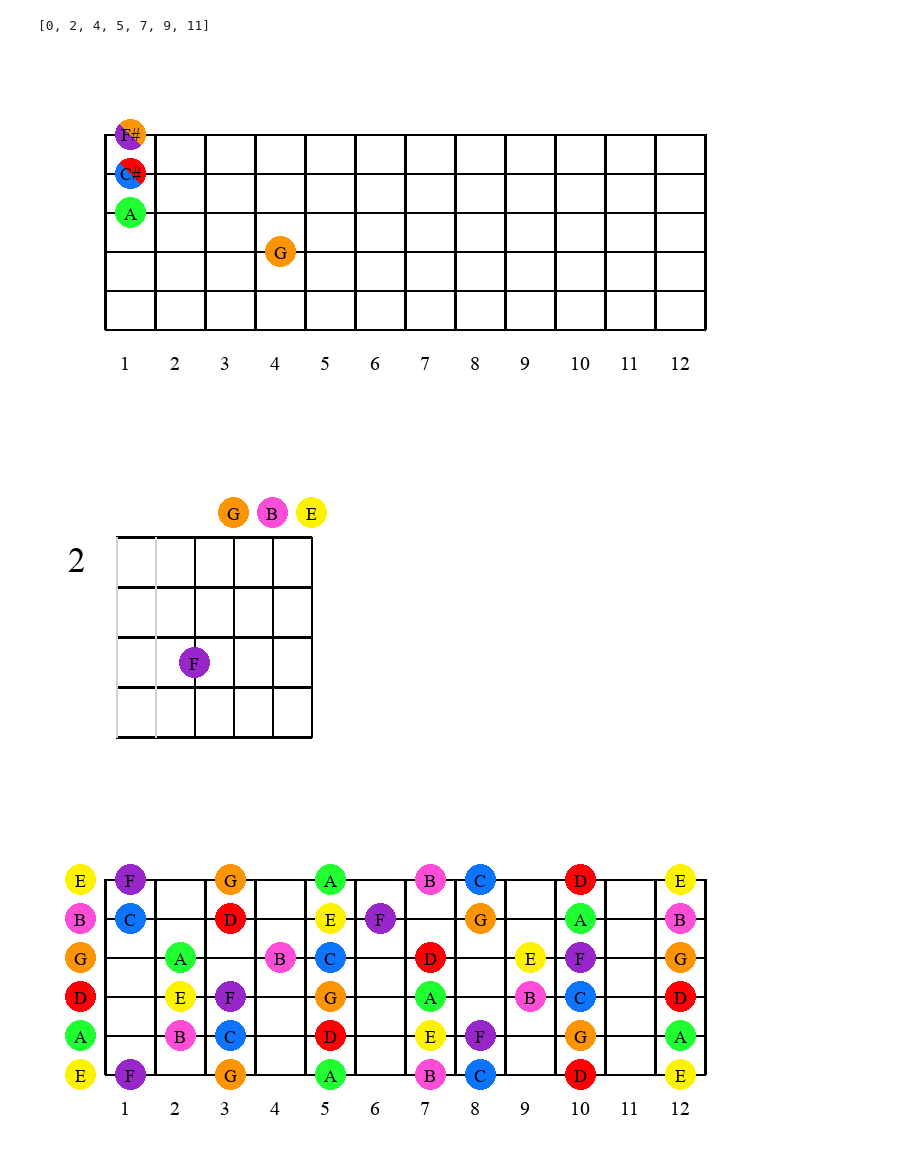
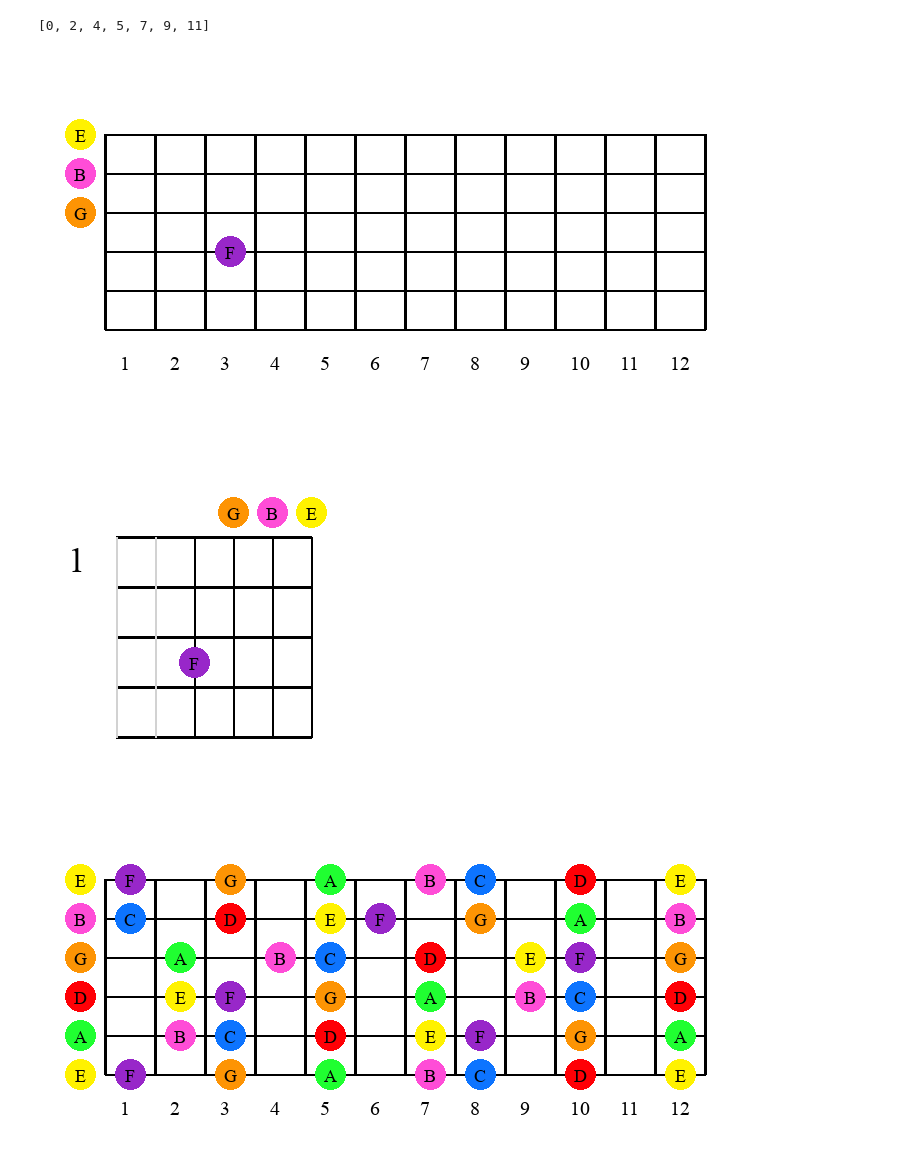
Before and after one commit to GenaroHacker/creating_chord_collection, a Jupyter notebook: main.ipynb, the cells around one changed output. Saved outputs shown, nothing was run; the diff lists cells and outputs as text; code cells hidden in the pictures.

```diff
--- a/main.ipynb
+++ b/main.ipynb
@@ -376,8 +377,9 @@ class Director:
     def build_scale(self, root, scale):
         self._build_diagram(root, starting_fret=1, scale=scale)
 # %%
+# @title Execution
 # Example usage for a chord
-chord = GuitarChord('E', 'm', transposable_figures, finger_ascending=[0, 0, 0, 3, None, None], starting_fret=2)
+chord = GuitarChord('E', 'm', transposable_figures, finger_ascending=[0, 0, 0, 3, None, None], starting_fret=1)
 builder = LongChordBuilder()
 director = Director(builder)
 director.build_chord(chord)
@@ -390,34 +392,34 @@ display(result_image)
 builder = ShortChordBuilder()
 director = Director(builder)
 director.build_chord(chord)
 
 # Get the final image result and display it
 result_image = builder.get_result()
 display(result_image)
 
 # Define the scale as a list of integers
 ionian_scale = [0, 2, 4, 5, 7, 9, 11]
 root_note = "C"
 
 # Example usage for a scale with LongScaleBuilder
 builder = LongScaleBuilder()
 director = Director(builder)
 director.build_scale(root_note, ionian_scale)
 
 # Get the final image result and display it
 result_image = builder.get_result()
 display(result_image)
 
 # Repeat the process with ShortScaleBuilder
 builder = ShortScaleBuilder()
 director = Director(builder)
 director.build_scale(root_note, ionian_scale)
 
 # Get the final image result and display it
 result_image = builder.get_result()
 display(result_image)
 # %% [output]
-[figure, old version]
+[figure, new version]
-[figure, old version]
+[figure, new version]
 [figure]
 [figure]
```
Also changed, not shown: parts of 1 cell of this notebook.
